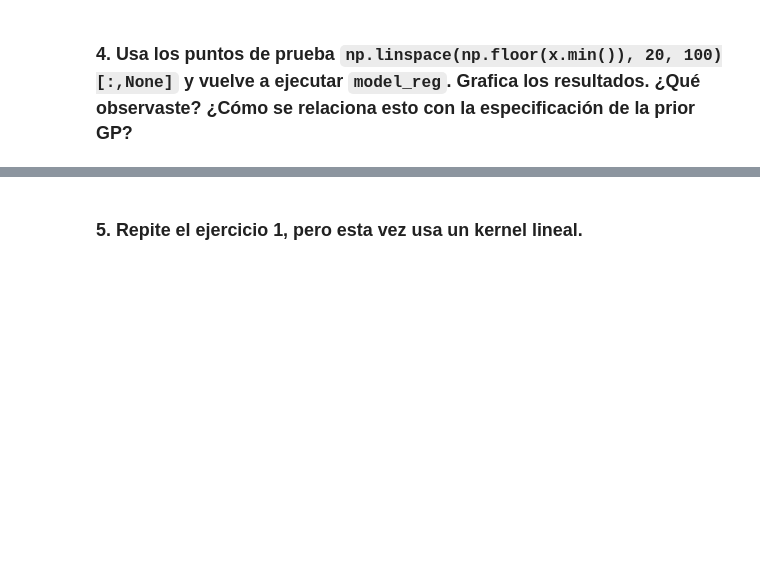
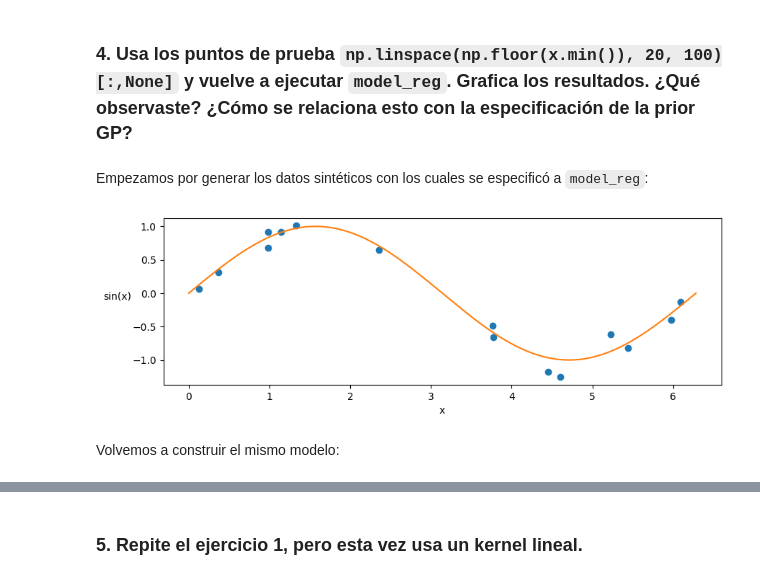
Before and after one commit to Gerardo1909/EEI2_ejercicios, a Jupyter notebook: ejercicios/modulo7.ipynb, the cells around one changed output, grey strips where cells are left out. Drawn from its saved outputs; the diff is of its cells as text; code cells hidden in the pictures; blank space fills up the shorter version.

```diff
--- a/ejercicios/modulo7.ipynb
+++ b/ejercicios/modulo7.ipynb
@@ -28,2 +128,21 @@ warnings.simplefilter(action='ignore', category=FutureWarning)
 # %% [markdown]
 ### 4. Usa los puntos de prueba `np.linspace(np.floor(x.min()), 20, 100)[:,None]` y vuelve a ejecutar `model_reg`. Grafica los resultados. ¿Qué observaste? ¿Cómo se relaciona esto con la especificación de la prior GP?
+# %% [markdown]
+Empezamos por generar los datos sintéticos con los cuales se especificó a `model_reg`:
+# %%
+np.random.seed(42)
+x = np.random.uniform(0, 2 * np.pi, size=15)
+y = np.random.normal(np.sin(x), 0.1)
+
+
+_, ax = plt.subplots(figsize=(10, 3))
+ax.plot(x, y, 'o')
+true_x = np.linspace(0, 2 * np.pi, 200)
+ax.plot(true_x, np.sin(true_x), 'C1')
+ax.set_xlabel('x')
+ax.set_ylabel('sin(x)', rotation=0, labelpad=15)
+plt.show()
+# %% [output]
+[figure, added]
+# %% [markdown]
+Volvemos a construir el mismo modelo:
```
Also changed, not shown: parts of 47 cells of this notebook.
